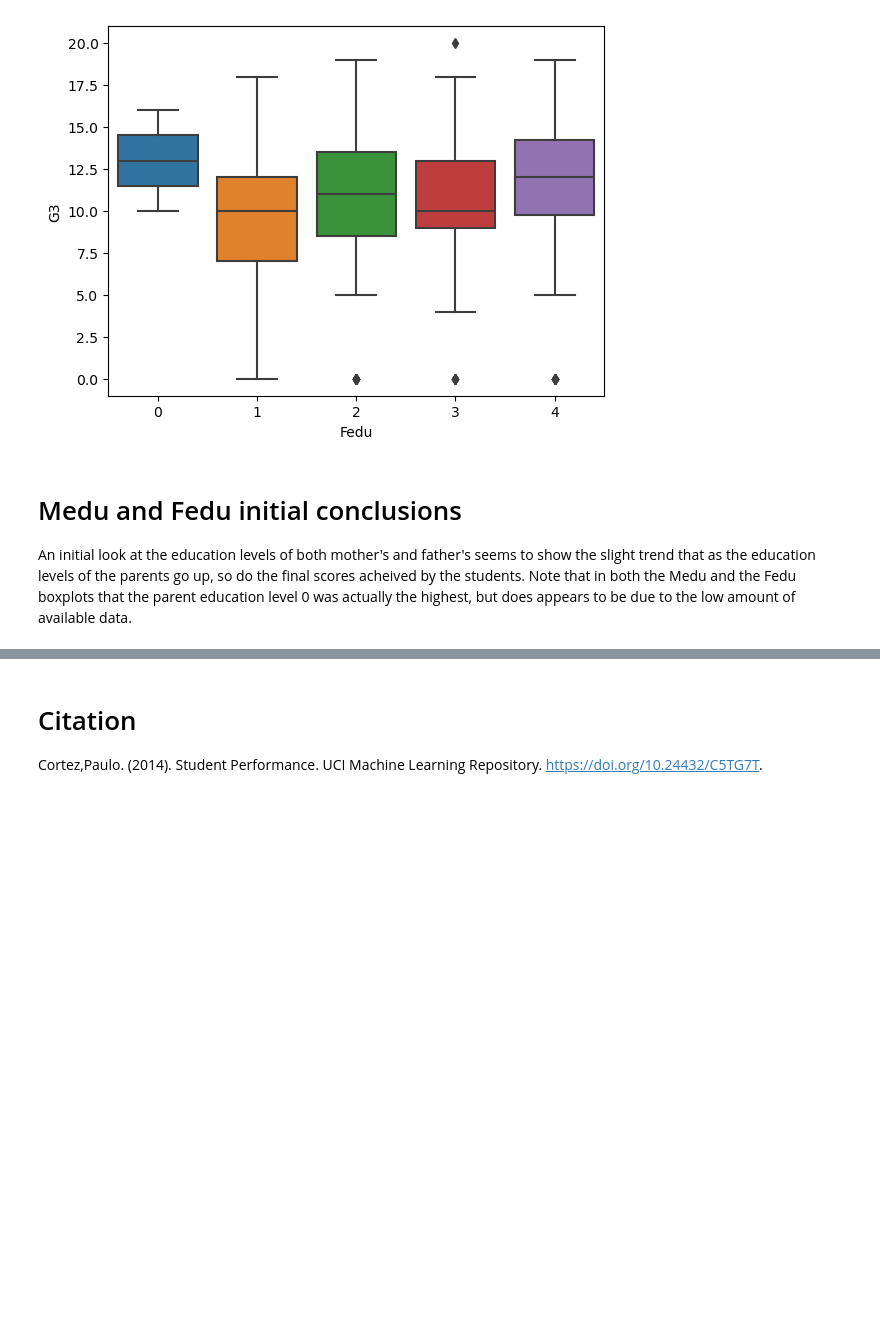
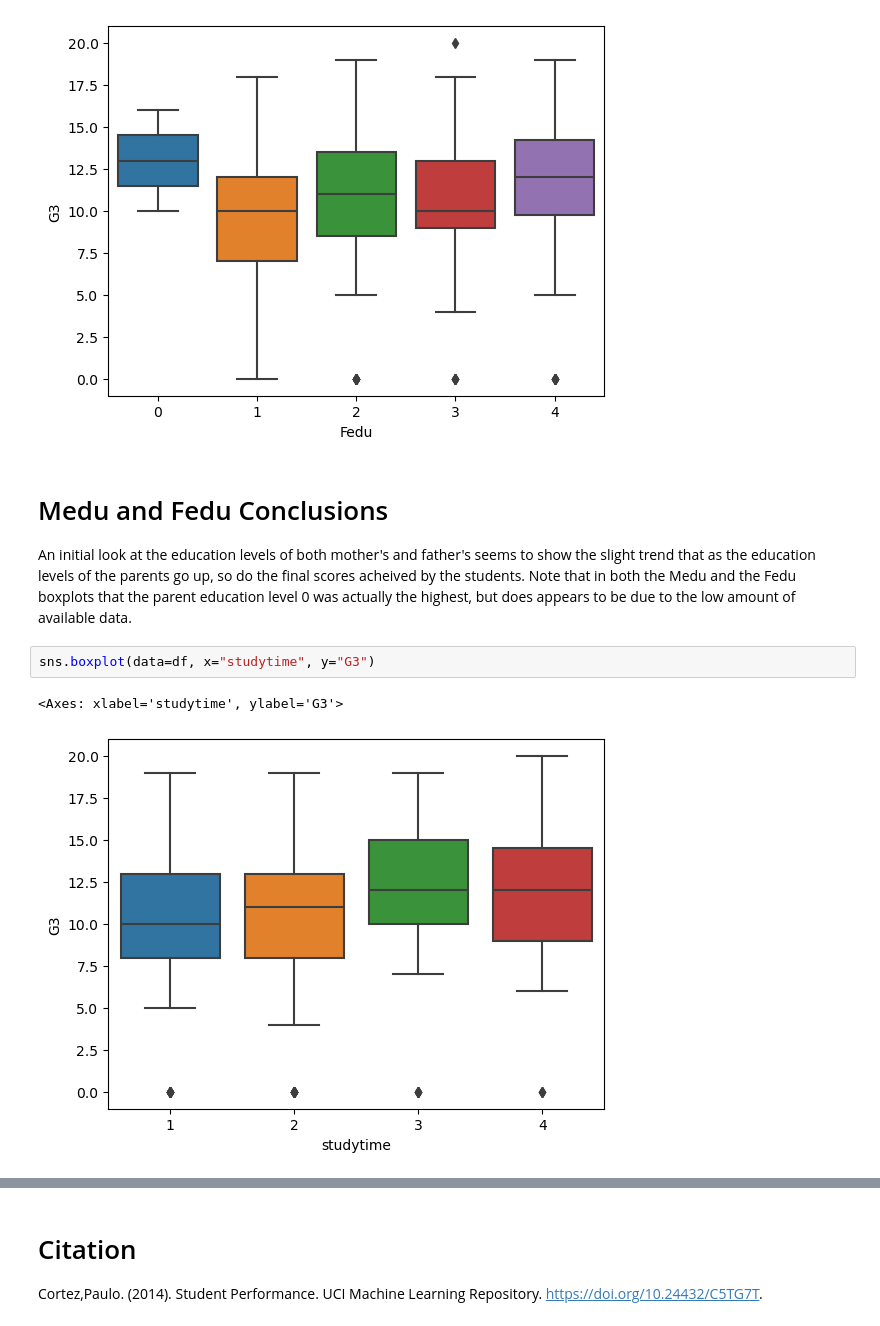
Before and after one commit to ZhangDev1/ML_Projects, a Jupyter notebook: PredictStudentPerformance/PredictStudentPerformance.ipynb, the cells around one changed output, grey strips where cells are left out. Drawn from its saved outputs; the diff is of its cells as text; blank space fills up the shorter version.

Commit message:
finished initial exploratory data analysis

```diff
--- a/PredictStudentPerformance/PredictStudentPerformance.ipynb
+++ b/PredictStudentPerformance/PredictStudentPerformance.ipynb
@@ -103,5 +103,10 @@ sns.boxplot(data=df, x="Fedu", y="G3")
 <Axes: xlabel='Fedu', ylabel='G3'>
 [figure]
 # %% [markdown]
-# Medu and Fedu initial conclusions
+# Medu and Fedu Conclusions
 An initial look at the education levels of both mother's and father's seems to show the slight trend that as the education levels of the parents go up, so do the final scores acheived by the students. Note that in both the Medu and the Fedu boxplots that the parent education level 0 was actually the highest, but does appears to be due to the low amount of available data.
+# %%
+sns.boxplot(data=df, x="studytime", y="G3")
+# %% [output]
+<Axes: xlabel='studytime', ylabel='G3'>
+[figure, added]
```
Also changed, not shown: parts of 11 cells of this notebook.
